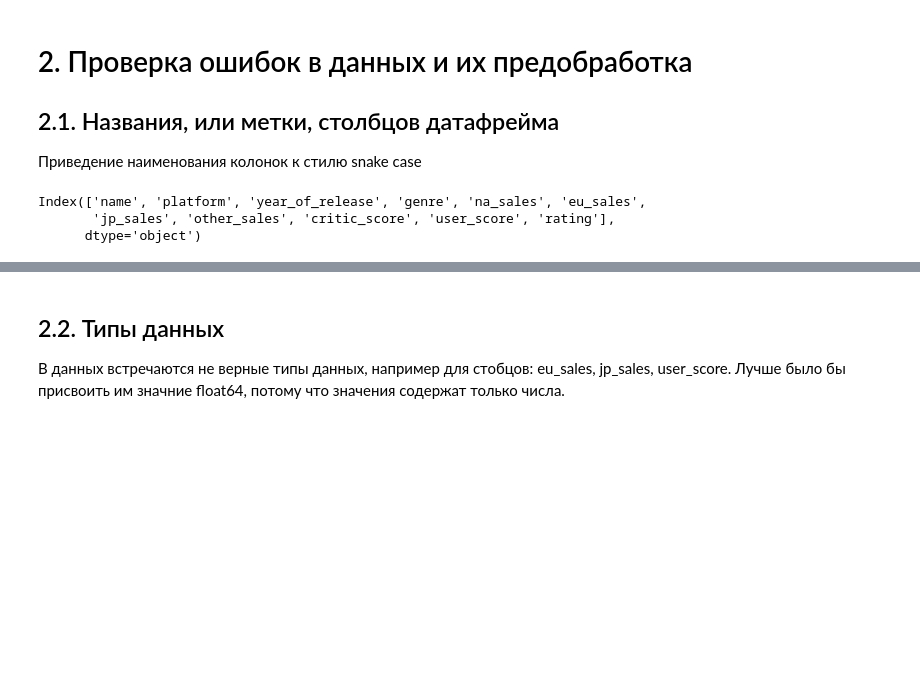
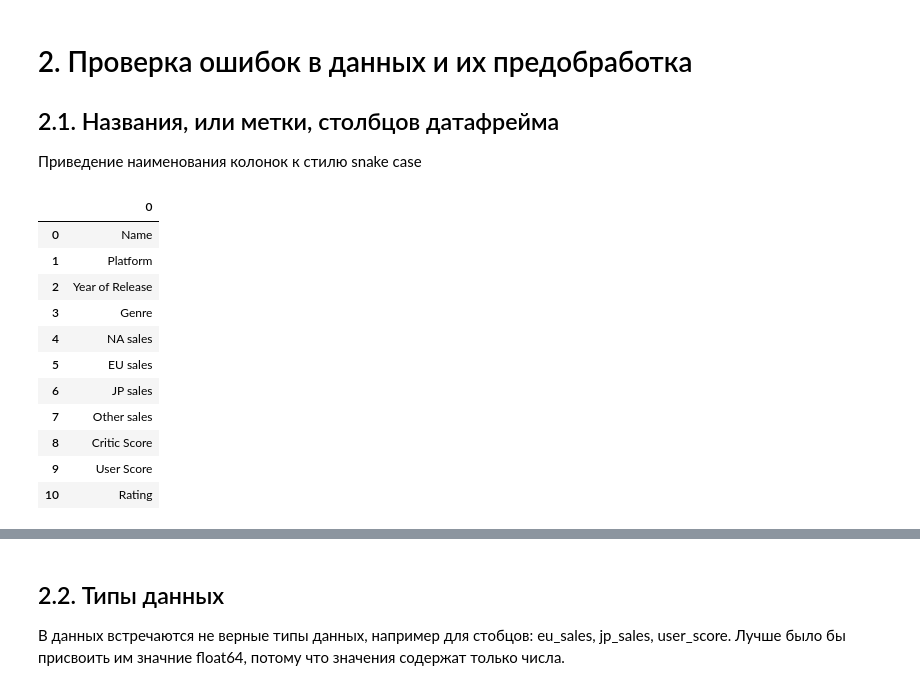
Before and after one commit to CAH0/Analysis-of-the-game-Secrets-of-Darkshire, a Jupyter notebook: AnalysisSecretDarkshire.ipynb, the cells around one changed output, grey strips where cells are left out. Cells and saved outputs as stored; diff of their text form; code cells hidden in the pictures; blank space fills up the shorter version.

```diff
--- a/AnalysisSecretDarkshire.ipynb
+++ b/AnalysisSecretDarkshire.ipynb
@@ -89,10 +89,19 @@ memory usage: 1.4+ MB
 Приведение наименования колонок к стилю snake case
 # %%
 # Названия столбцов до преобразования
-print(df.columns)
+display(df.columns.to_frame(index=False))
 # %% [output]
-Index(['name', 'platform', 'year_of_release', 'genre', 'na_sales', 'eu_sales',
-       'jp_sales', 'other_sales', 'critic_score', 'user_score', 'rating'],
-      dtype='object')
+|  | 0 |
+| 0 | Name |
+| 1 | Platform |
+| 2 | Year of Release |
+| 3 | Genre |
+| 4 | NA sales |
+| 5 | EU sales |
+| 6 | JP sales |
+| 7 | Other sales |
+| 8 | Critic Score |
+| 9 | User Score |
+| 10 | Rating |
 # %%
 df.columns = df.columns.str.lower().str.replace(' ','_')
```
Also changed, not shown: parts of 17 cells of this notebook.
